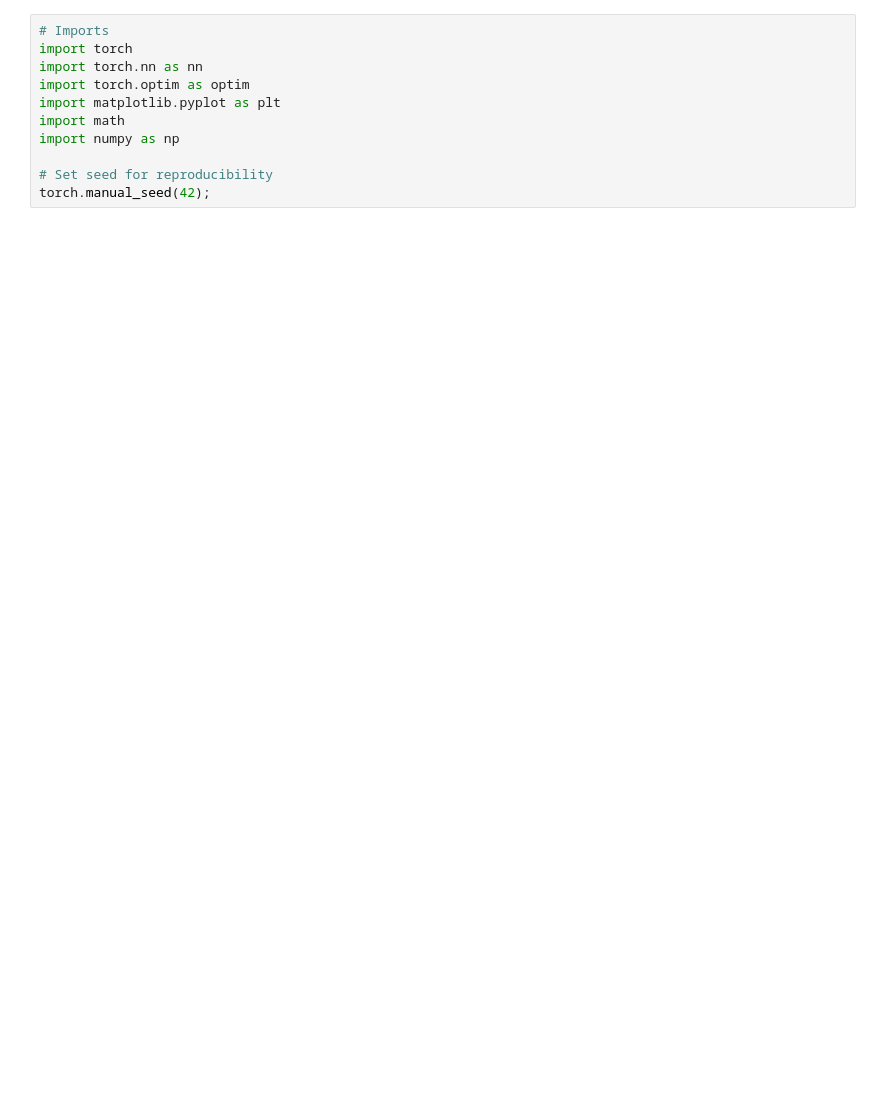
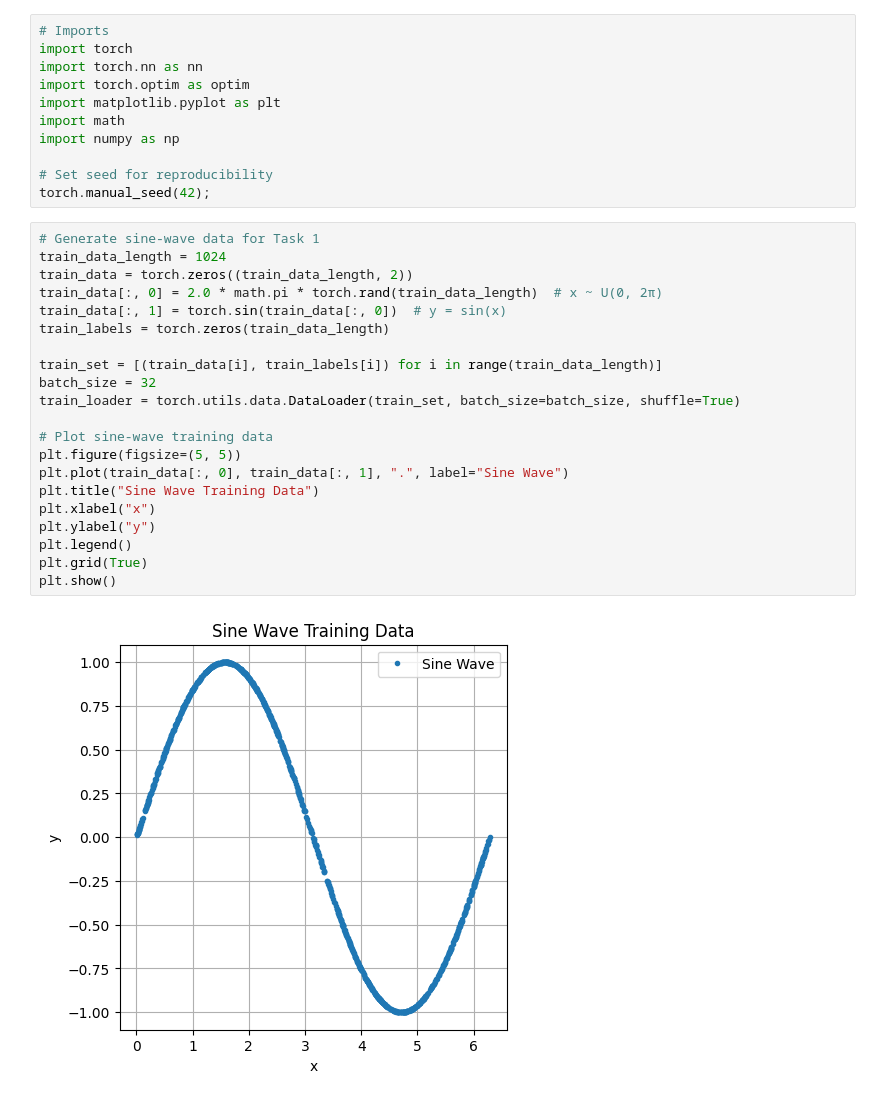
Before and after one commit to sudarshanmungi39/Generative-modelling-case-study-Cyber-Security-, a Jupyter notebook: research_assignment_2.ipynb, the cells around one changed output. Saved outputs shown, nothing was run; the diff lists cells and outputs as text; blank space fills up the shorter version.

```diff
--- a/research_assignment_2.ipynb
+++ b/research_assignment_2.ipynb
@@ -11,6 +13,29 @@ import numpy as np
 
 # Set seed for reproducibility
 torch.manual_seed(42);
+# %%
+# Generate sine-wave data for Task 1
+train_data_length = 1024
+train_data = torch.zeros((train_data_length, 2))
+train_data[:, 0] = 2.0 * math.pi * torch.rand(train_data_length)  # x ~ U(0, 2π)
+train_data[:, 1] = torch.sin(train_data[:, 0])  # y = sin(x)
+train_labels = torch.zeros(train_data_length)
+
+train_set = [(train_data[i], train_labels[i]) for i in range(train_data_length)]
+batch_size = 32
+train_loader = torch.utils.data.DataLoader(train_set, batch_size=batch_size, shuffle=True)
+
+# Plot sine-wave training data
+plt.figure(figsize=(5, 5))
+plt.plot(train_data[:, 0], train_data[:, 1], ".", label="Sine Wave")
+plt.title("Sine Wave Training Data")
+plt.xlabel("x")
+plt.ylabel("y")
+plt.legend()
+plt.grid(True)
+plt.show()
+# %% [output]
+[figure, added]
 # %%
 # Create 2D data for the noisy parametric curve
 train_data_length = 1024
```
Also changed, not shown: parts of 29 cells of this notebook.
